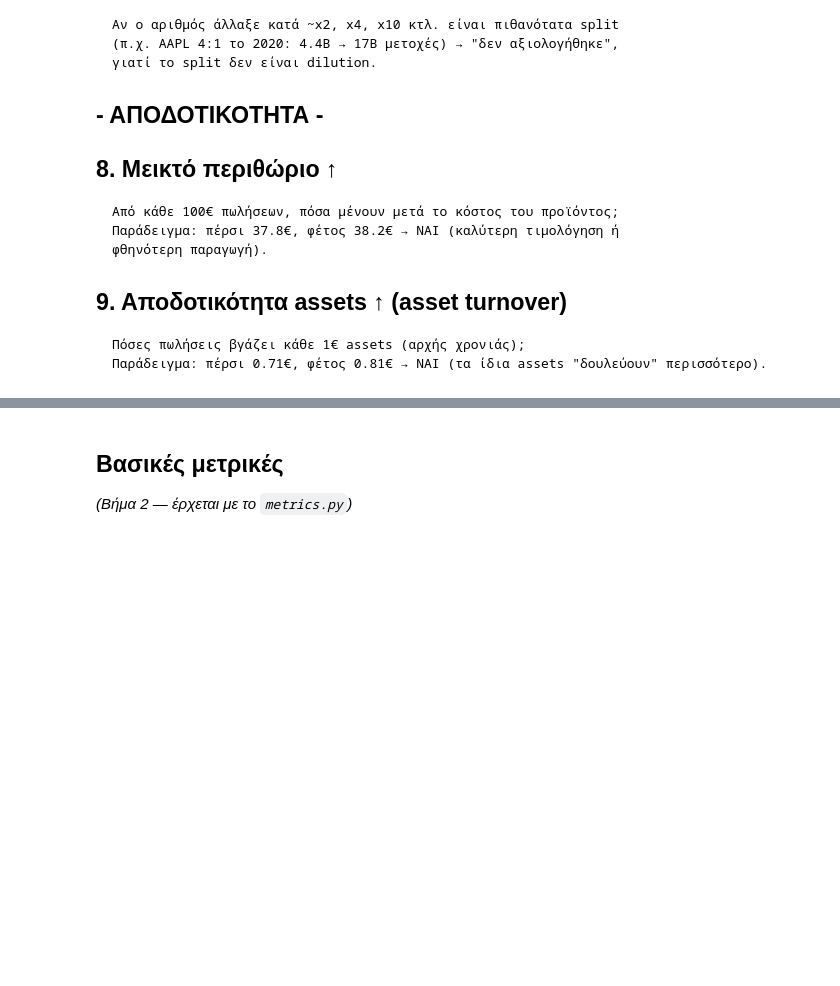
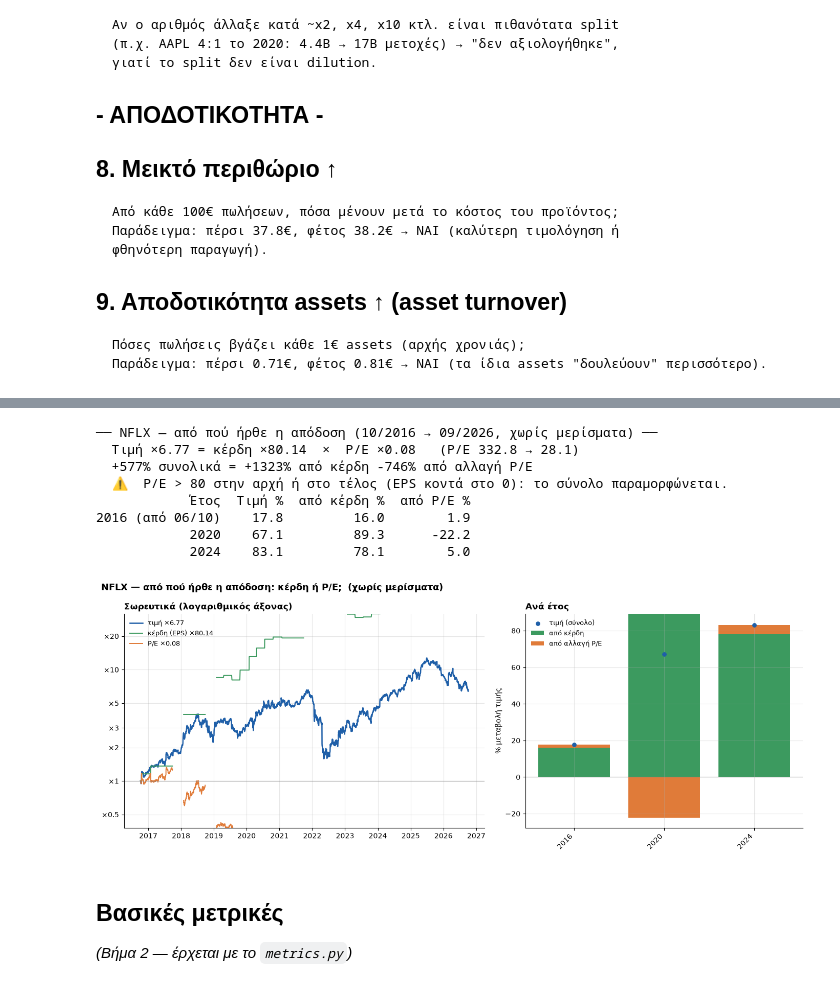
Before and after one commit to GkolfosGeorge/single-asset-analyzer, a Jupyter notebook: single_asset_analyzer.ipynb, the cells around one changed output, grey strips where cells are left out. Saved outputs shown, nothing was run; the diff lists cells and outputs as text; code cells hidden in the pictures; blank space fills up the shorter version.

```diff
--- a/single_asset_analyzer.ipynb
+++ b/single_asset_analyzer.ipynb
@@ -103,3 +270,18 @@ plt.show()
+# %%
+# ── ΑΝΑΛΥΣΗ ΑΠΟΔΟΣΗΣ ──────────────────────────────────────────────────────
+print_decomposition(pe)
+plot_decomposition(pe)
+plt.show()
+# %% [output]
+── NFLX — από πού ήρθε η απόδοση (10/2016 → 09/2026, χωρίς μερίσματα) ──
+  Τιμή ×6.77 = κέρδη ×80.14  ×  P/E ×0.08   (P/E 332.8 → 28.1)
+  +577% συνολικά = +1323% από κέρδη -746% από αλλαγή P/E
+  ⚠️  P/E > 80 στην αρχή ή στο τέλος (EPS κοντά στο 0): το σύνολο παραμορφώνεται.
+            Έτος  Τιμή %  από κέρδη %  από P/E %
+2016 (από 06/10)    17.8         16.0        1.9
+            2020    67.1         89.3      -22.2
+            2024    83.1         78.1        5.0
+[figure, added]
 # %% [markdown]
 ## Βασικές μετρικές
 *(Βήμα 2 — έρχεται με το `metrics.py`)*
```
Also changed, not shown: parts of 11 cells of this notebook, 3 other files.
